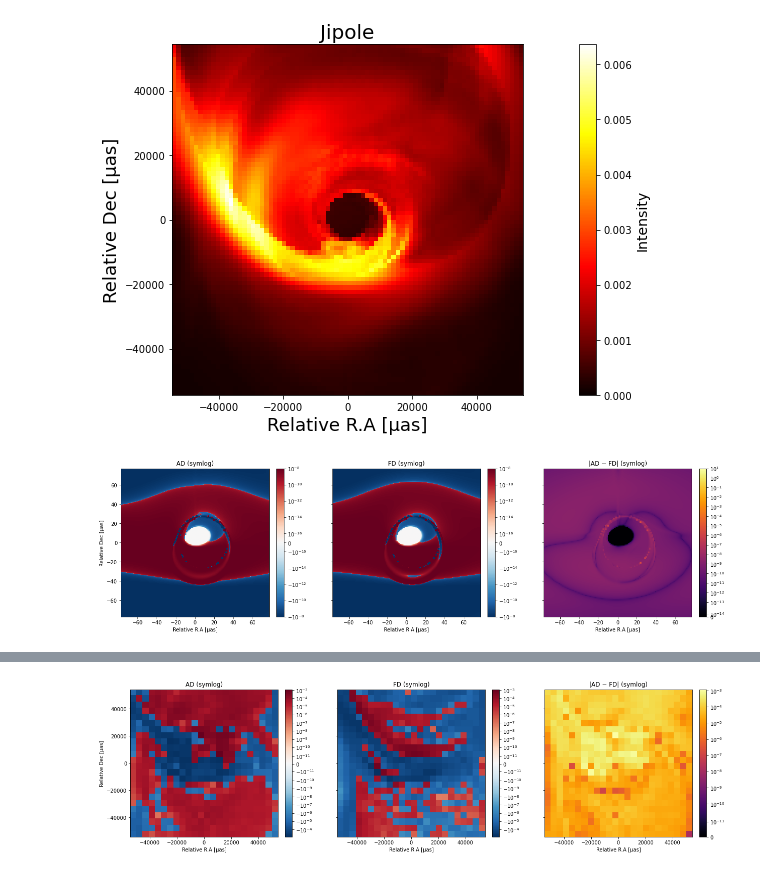
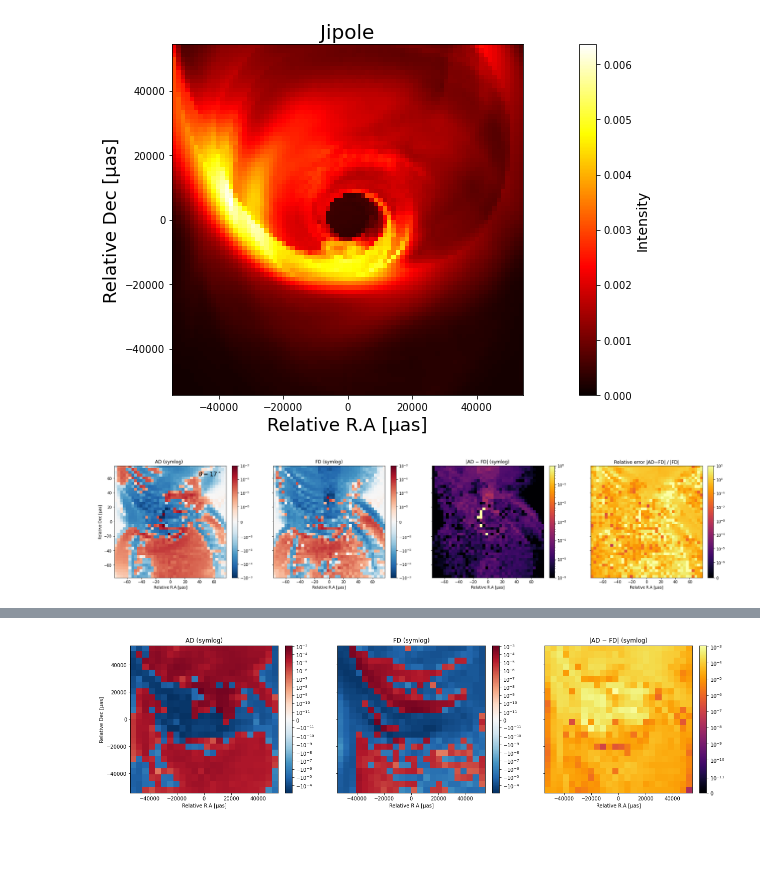
Before and after one commit to pedronaethe/Jipole, a Jupyter notebook: notebooks/Plotting_GRMHD_python.ipynb, the cells around one changed output, grey strips where cells are left out. Cells and saved outputs as stored; diff of their text form; code cells hidden in the pictures; blank space fills up the shorter version.

```diff
--- a/notebooks/Plotting_GRMHD_python.ipynb
+++ b/notebooks/Plotting_GRMHD_python.ipynb
@@ -183,16 +183,18 @@ dI_dth_FD = np.loadtxt("./dI_dth_FD.txt")
 import numpy as np
 import matplotlib.pyplot as plt
 from matplotlib.colors import SymLogNorm
+from matplotlib.colors import LogNorm
 
 # --- Images ---
 img1 = dI_dth_AD.T
 img2 = dI_dth_FD.T
 imgdiff = np.abs(img1 - img2)
+imgrel = imgdiff / (np.abs(img2) + 1e-99)   # avoid division by zero
 
 # --- Astrometry setup ---
-d_kpc = 7.78
-d_cm = d_kpc * 3.086e21           # distance in cm
-fov_rg = 30                       # field of view in gravitational radii
+d_kpc = 16.9
+d_cm = d_kpc * 3.086e21
+fov_rg = 30
 half_fov_rg = fov_rg / 2
 
 MBH = 4.063e6
@@ -202,7 +204,6 @@ MSUN = 1.989e33
 
 L_unit = GNEWT * MBH * MSUN / (CL * CL)
 
-half_fov_rg = fov_rg / 2
 theta_rad = (half_fov_rg * L_unit) / d_cm
 MUAS_PER_RAD = 2.06265e11
 theta_μas = theta_rad * MUAS_PER_RAD
@@ -213,20 +214,21 @@ ylims = (-theta_μas, theta_μas)
 Ny, Nx = img1.shape
 
 # --- Figure ---
-fig, axs = plt.subplots(1, 3, figsize=(18, 5), sharex=True, sharey=True)
+fig, axs = plt.subplots(1, 4, figsize=(24, 5), sharex=True, sharey=True)
 
 # Common normalization for img1 and img2
-vmin = min(img1.min(), img2.min())
-vmax = max(img1.max(), img2.max())
-vmin = -1e-8
-vmax = 1e-8
-linthresh = 1e-8 * vmax
+vmin = -1e-3
+vmax = 1e-3
+linthresh = 1e-3 * vmax
 norm = SymLogNorm(linthresh=linthresh, vmin=vmin, vmax=vmax)
 
-# Norm for difference image (positive only)
+# Norm for difference image
 diff_vmax = imgdiff.max()
-diff_linthresh = 1e-8 * diff_vmax
-diff_norm = SymLogNorm(linthresh=diff_linthresh, vmin=0, vmax=1e1)
+diff_norm = LogNorm(vmin=1e-6, vmax=1)
+
+# Norm for relative error
+rel_vmax = np.nanmax(imgrel)
+rel_norm = SymLogNorm(linthresh=1e-6, vmin=0, vmax=1e1)
 
 # --- Panel 1: AD ---
 im1 = axs[0].imshow(
@@ -236,43 +238,63 @@ im1 = axs[0].imshow(
     norm=norm,
     cmap='RdBu_r'
 )
-axs[0].set_title("AD (symlog)")
+axs[0].set_title("AD (symlog)  ")
+axs[0].text(
+    0.95, 0.95,
+    r"$\theta = 17^\circ$",
+    ha='right', va='top',
+    fontsize=16, fontweight='bold',
+    transform=axs[0].transAxes
+)
 
 # --- Panel 2: FD ---
 im2 = axs[1].imshow(
     img2,
     extent=[*xlims, *ylims],
     origin='lower',
     norm=norm,
     cmap='RdBu_r'
 )
 axs[1].set_title("FD (symlog)")
 
 # --- Panel 3: |AD − FD| ---
 im3 = axs[2].imshow(
     imgdiff,
     extent=[*xlims, *ylims],
     origin='lower',
     norm=diff_norm,
     cmap='inferno'
 )
 axs[2].set_title("|AD − FD| (symlog)")
 
-# Labels on left plot only
-axs[0].set_xlabel("Relative R.A [μas]")
+# --- Panel 4: Relative error |AD−FD|/|FD| ---
+im4 = axs[3].imshow(
+    imgrel,
+    extent=[*xlims, *ylims],
+    origin='lower',
+    norm=rel_norm,
+    cmap='inferno'
+)
+axs[3].set_title("Relative error |AD−FD| / |FD|")
+
+# Labels
+for ax in axs:
+    ax.set_xlabel("Relative R.A [μas]")
 axs[0].set_ylabel("Relative Dec [μas]")
-axs[1].set_xlabel("Relative R.A [μas]")
-axs[2].set_xlabel("Relative R.A [μas]")
 
-# Aspect and colorbars
+# Colorbars
+fig.colorbar(im1, ax=axs[0], fraction=0.046, pad=0.04)
+fig.colorbar(im2, ax=axs[1], fraction=0.046, pad=0.04)
+fig.colorbar(im3, ax=axs[2], fraction=0.046, pad=0.04)
+fig.colorbar(im4, ax=axs[3], fraction=0.046, pad=0.04)
+
+# Finishing touches
 for ax in axs:
     ax.set_aspect('equal')
 
-fig.colorbar(im1, ax=axs[0], fraction=0.046, pad=0.04)
-fig.colorbar(im2, ax=axs[1], fraction=0.046, pad=0.04)
-fig.colorbar(im3, ax=axs[2], fraction=0.046, pad=0.04)
+plt.tight_layout()
+#plt.savefig("./th17_autodiff2.png", dpi=300, bbox_inches="tight")
 
-plt.tight_layout()
 plt.show()
 # %% [output]
-[figure, old version]
+[figure, new version]
```
Also changed, not shown: parts of 3 cells of this notebook, 31 other files.
